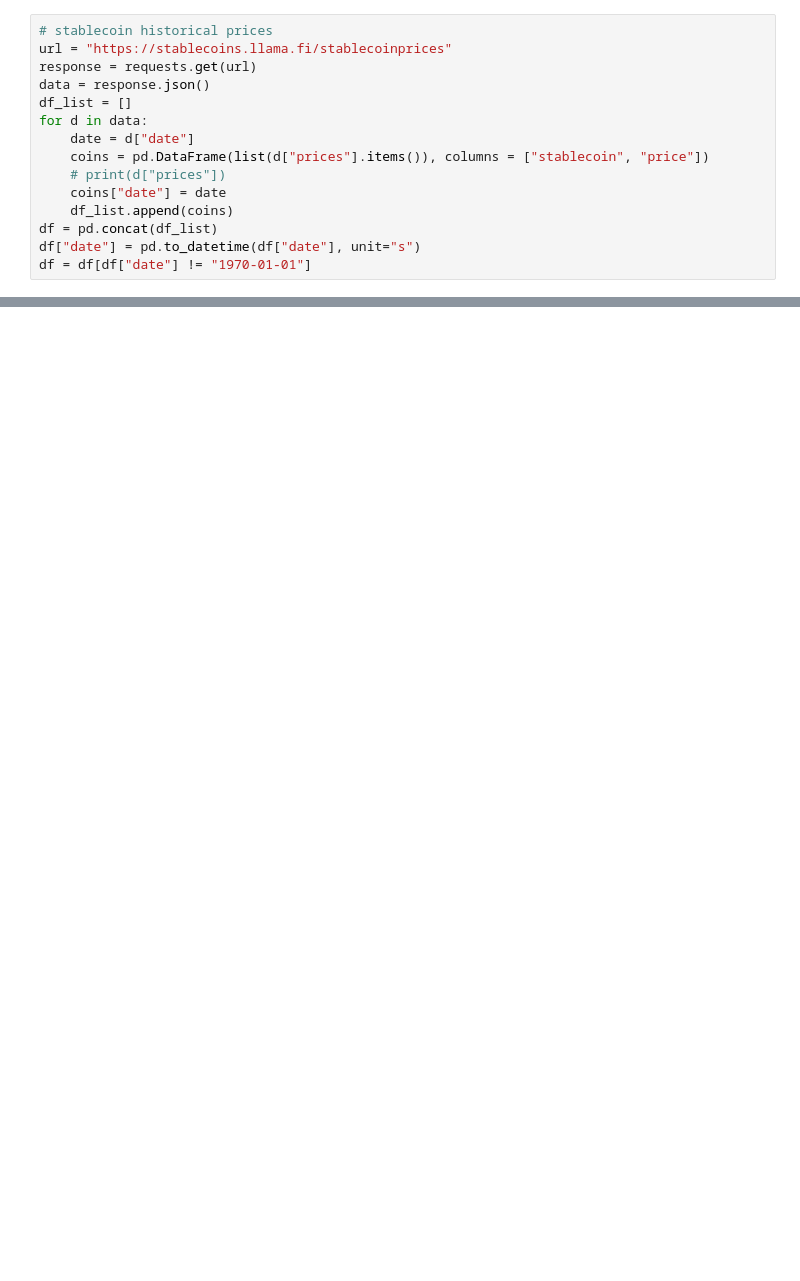
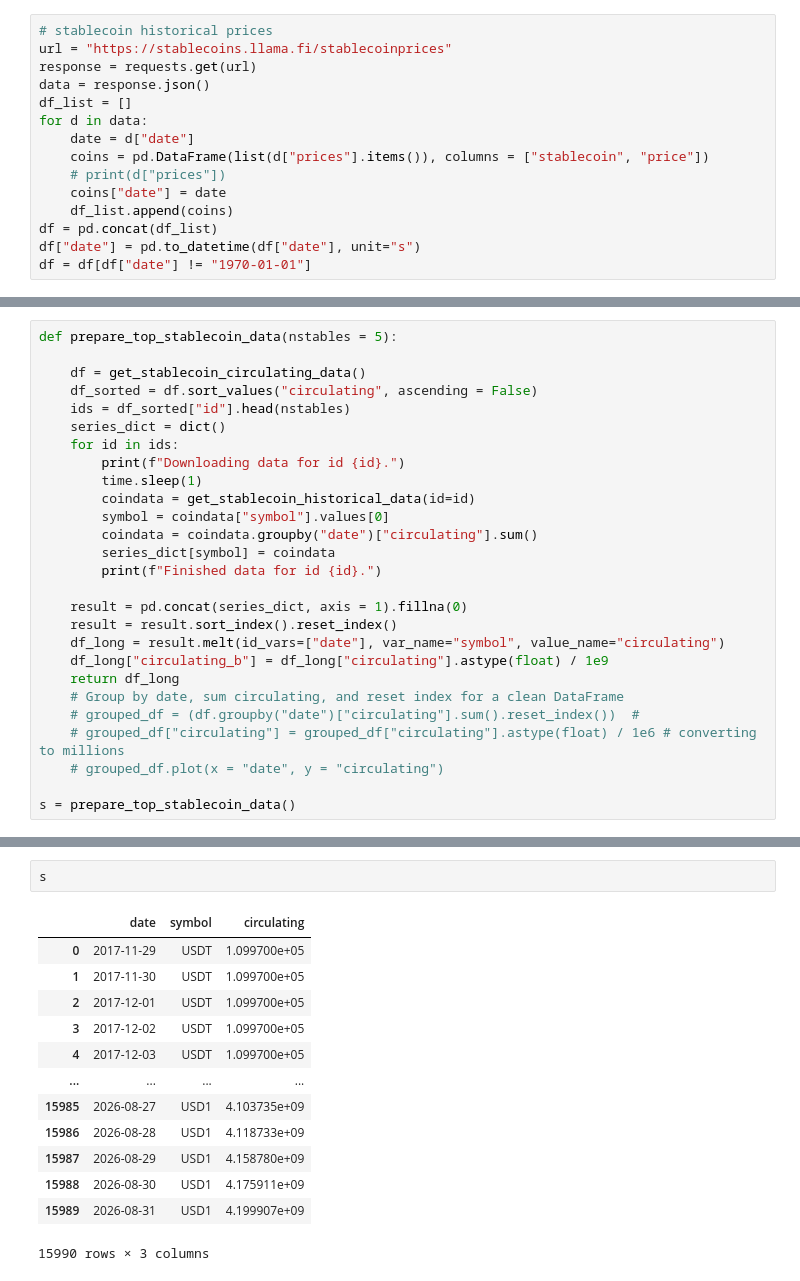
Before and after one commit to Joaosadi/dashcrypto, a Jupyter notebook: defillammastablecoins.ipynb, the cells around one changed output, grey strips where cells are left out. Saved outputs shown, nothing was run; the diff lists cells and outputs as text; blank space fills up the shorter version.

```diff
--- a/defillammastablecoins.ipynb
+++ b/defillammastablecoins.ipynb
@@ -93,0 +166,27 @@ chart.show() # or chart in Jupyter
+# %%
+def prepare_top_stablecoin_data(nstables = 5):
+
+    df = get_stablecoin_circulating_data()
+    df_sorted = df.sort_values("circulating", ascending = False)
+    ids = df_sorted["id"].head(nstables)
+    series_dict = dict()
+    for id in ids:
+        print(f"Downloading data for id {id}.")
+        time.sleep(1)
+        coindata = get_stablecoin_historical_data(id=id)
+        symbol = coindata["symbol"].values[0]
+        coindata = coindata.groupby("date")["circulating"].sum()
+        series_dict[symbol] = coindata
+        print(f"Finished data for id {id}.")
+
+    result = pd.concat(series_dict, axis = 1).fillna(0)
+    result = result.sort_index().reset_index()
+    df_long = result.melt(id_vars=["date"], var_name="symbol", value_name="circulating")
+    df_long["circulating_b"] = df_long["circulating"].astype(float) / 1e9
+    return df_long
+    # Group by date, sum circulating, and reset index for a clean DataFrame
+    # grouped_df = (df.groupby("date")["circulating"].sum().reset_index())  #
+    # grouped_df["circulating"] = grouped_df["circulating"].astype(float) / 1e6 # converting to millions
+    # grouped_df.plot(x = "date", y = "circulating")
+
+s = prepare_top_stablecoin_data()
@@ -93,0 +324,16 @@ chart.show() # or chart in Jupyter
+# %%
+s
+# %% [output]
+|  | date | symbol | circulating |
+| 0 | 2017-11-29 | USDT | 1.099700e+05 |
+| 1 | 2017-11-30 | USDT | 1.099700e+05 |
+| 2 | 2017-12-01 | USDT | 1.099700e+05 |
+| 3 | 2017-12-02 | USDT | 1.099700e+05 |
+| 4 | 2017-12-03 | USDT | 1.099700e+05 |
+| ... | ... | ... | ... |
+| 15985 | 2026-08-27 | USD1 | 4.103735e+09 |
+| 15986 | 2026-08-28 | USD1 | 4.118733e+09 |
+| 15987 | 2026-08-29 | USD1 | 4.158780e+09 |
+| 15988 | 2026-08-30 | USD1 | 4.175911e+09 |
+| 15989 | 2026-08-31 | USD1 | 4.199907e+09 |
+15990 rows × 3 columns
```
Also changed, not shown: parts of 7 cells of this notebook, 4 other files.
